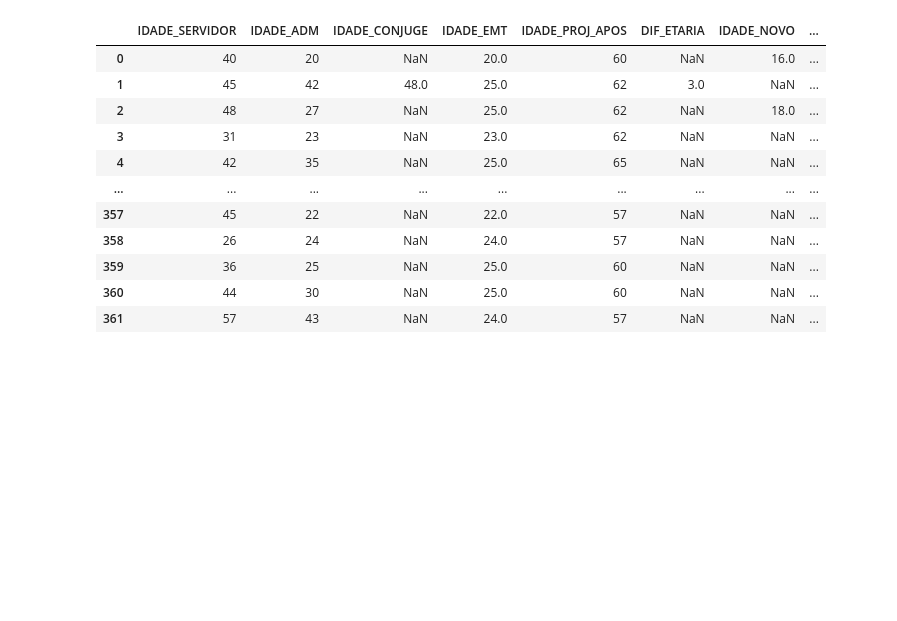
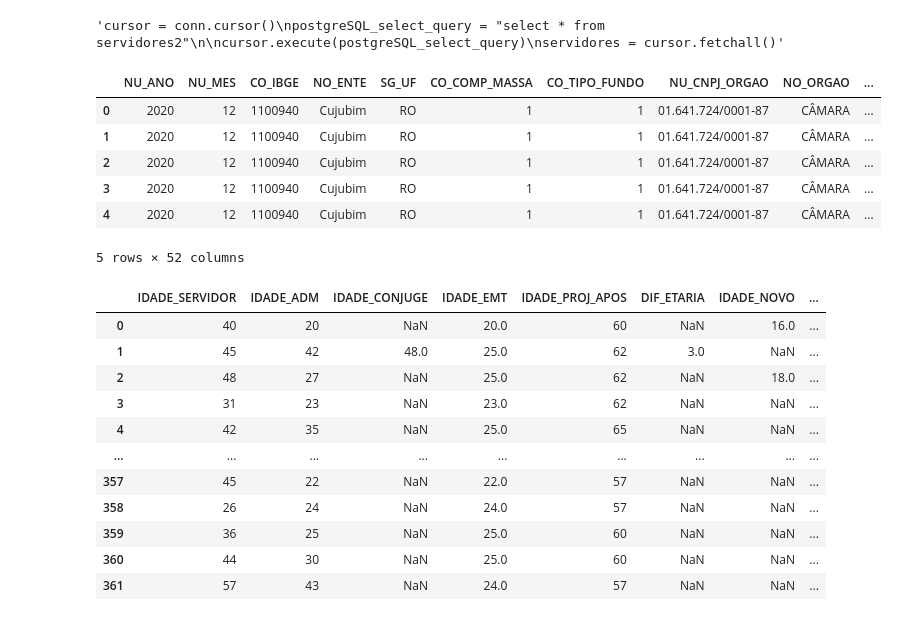
Before and after one commit to italo013/calculo_atuarial, a Jupyter notebook: estatisticas.ipynb, the cells around one changed output. Cells and saved outputs as stored; diff of their text form; code cells hidden in the pictures; blank space fills up the shorter version.

```diff
--- a/estatisticas.ipynb
+++ b/estatisticas.ipynb
@@ -17,3 +19,30 @@ tx_juros = 0.06 #Taxa de Juros
 cres_sal = 0.01 #Crescimento Salarial
 cres_benef = 0.01 #Crescimento do Benefício
 wx = 0.01 #Rotatividade
+# %%
+'''import psycopg2
+conn = psycopg2.connect(user="rigo",
+                        password="root",
+                        host="192.168.1.78",
+                        port="5432",
+                        database="inove_teste")'''
+
+'''cursor = conn.cursor()
+postgreSQL_select_query = "select * from servidores2"
+
+cursor.execute(postgreSQL_select_query)
+servidores = cursor.fetchall()'''
+# %% [output]
+'cursor = conn.cursor()\npostgreSQL_select_query = "select * from servidores2"\n\ncursor.execute(postgreSQL_select_query)\nservidores = cursor.fetchall()'
+# %%
+'''sql = "select * from servidores2"
+bd_ativos = pd.read_sql_query(sql, conn)
+bd_ativos.head()'''
+# %% [output]
+|  | NU_ANO | NU_MES | CO_IBGE | NO_ENTE | SG_UF | CO_COMP_MASSA | CO_TIPO_FUNDO | NU_CNPJ_ORGAO | NO_ORGAO | ... |
+| 0 | 2020 | 12 | 1100940 | Cujubim | RO | 1 | 1 | 01.641.724/0001-87 | CÂMARA | ... |
+| 1 | 2020 | 12 | 1100940 | Cujubim | RO | 1 | 1 | 01.641.724/0001-87 | CÂMARA | ... |
+| 2 | 2020 | 12 | 1100940 | Cujubim | RO | 1 | 1 | 01.641.724/0001-87 | CÂMARA | ... |
+| 3 | 2020 | 12 | 1100940 | Cujubim | RO | 1 | 1 | 01.641.724/0001-87 | CÂMARA | ... |
+| 4 | 2020 | 12 | 1100940 | Cujubim | RO | 1 | 1 | 01.641.724/0001-87 | CÂMARA | ... |
+5 rows × 52 columns
```
Also changed, not shown: parts of 8 cells of this notebook, 5 other files.
